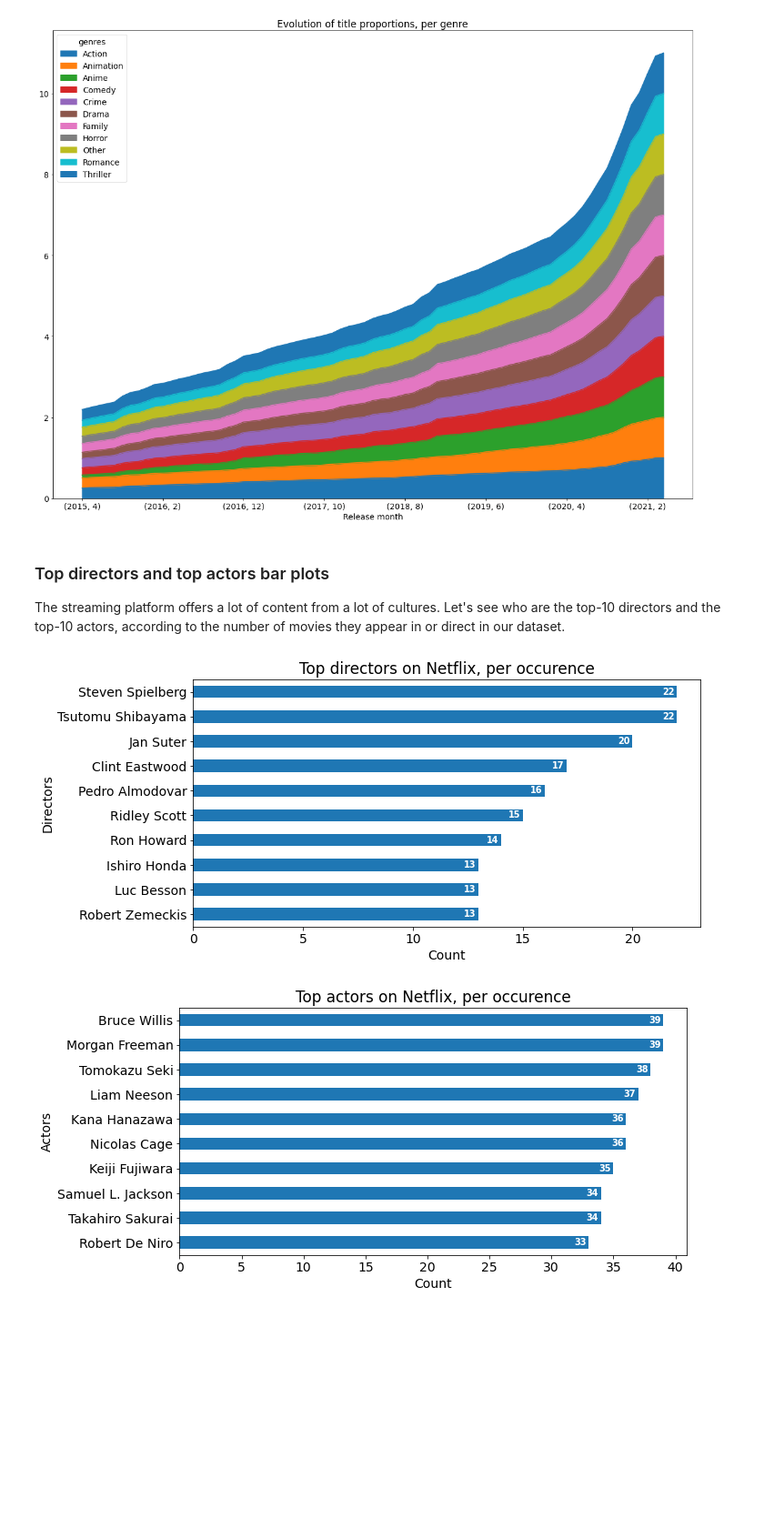
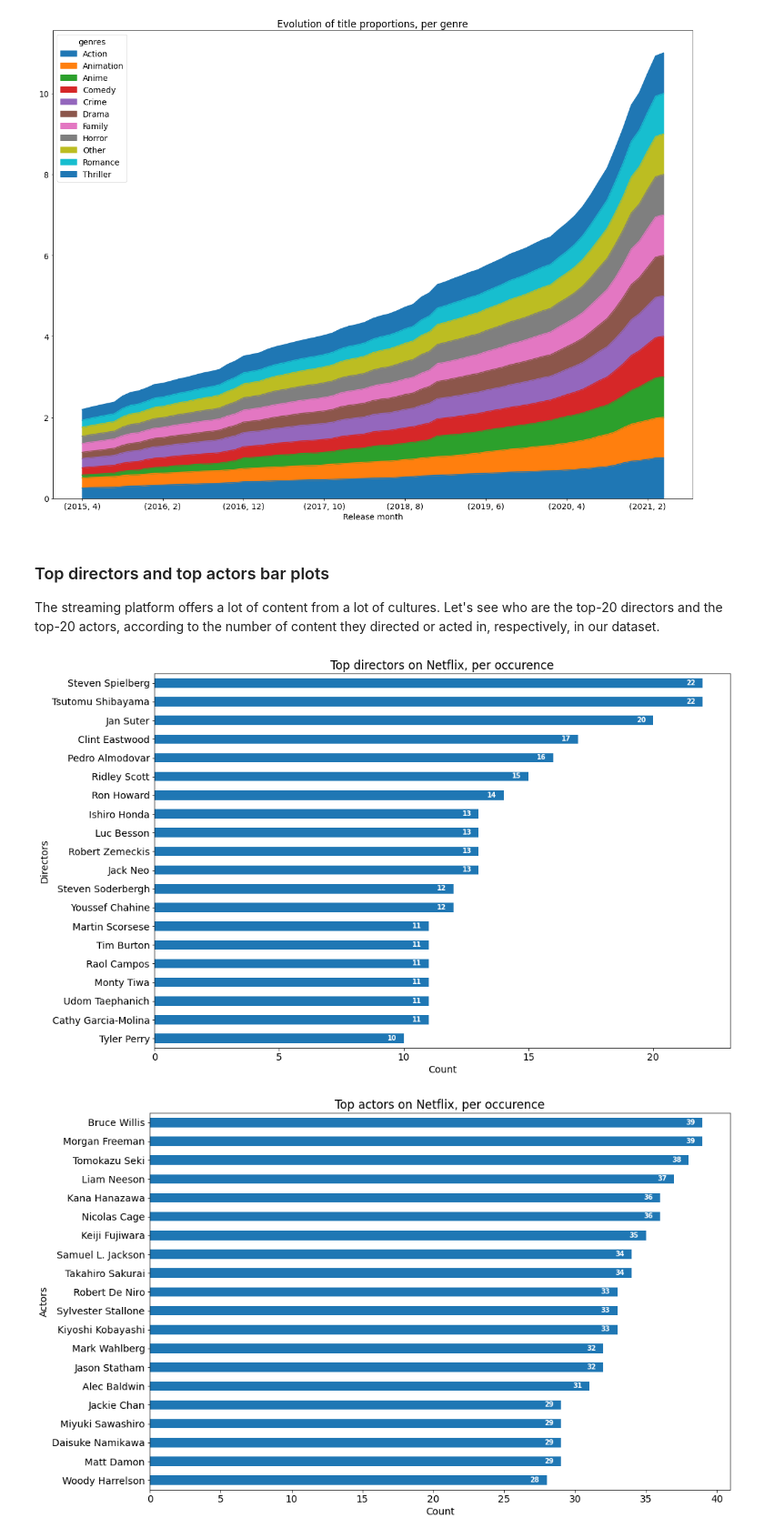
Before and after one commit to karimassi/netviz, a Jupyter notebook: milestones/eda.ipynb, the cells around one changed output. Shown at 91% size. Saved outputs shown, nothing was run; the diff lists cells and outputs as text; code cells hidden in the pictures; blank space fills up the shorter version.

```diff
--- a/milestones/eda.ipynb
+++ b/milestones/eda.ipynb
@@ -375,28 +372,28 @@ plt.show()
 # %% [markdown]
 ### Top directors and top actors bar plots
 
-The streaming platform offers a lot of content from a lot of cultures. Let's see who are the top-10 directors and the top-10 actors, according to the number of movies they appear in or direct in our dataset.
+The streaming platform offers a lot of content from a lot of cultures. Let's see who are the top-20 directors and the top-20 actors, according to the number of content they directed or acted in, respectively, in our dataset.
 # %%
 for role in ['directors', 'actors']:
     people = movies[role].dropna().explode(role).astype(int)
     people_count = people.value_counts(sort = True, ascending = True)
     people_count.index = people_count.index.map(get_person_name)
     nb_people = people.nunique()
-    top_people = people_count[-10:]
+    top_people = people_count[-20:]
 
-    fig, ax = plt.subplots(figsize=(10,5))
+    fig, ax = plt.subplots(figsize=(15,10))
     top_people.plot.barh(y = top_people, ax=ax)
 
     for i, v in enumerate(top_people):
         ax.text((v/top_people.values.max() - 0.03)*top_people.values.max(),
                 i-0.10, str(v),
                 color = 'white', fontweight = 'bold', fontsize = 'x-small')
 
     plt.title('Top {} on Netflix, per occurence'.format(role))
     plt.ylabel(role.title())
     plt.xlabel('Count')
     plt.show()
 # %% [output]
-[figure, old version]
+[figure, new version]
-[figure, old version]
+[figure, new version]
 # %% [markdown]
```
Also changed, not shown: parts of 18 cells of this notebook.
